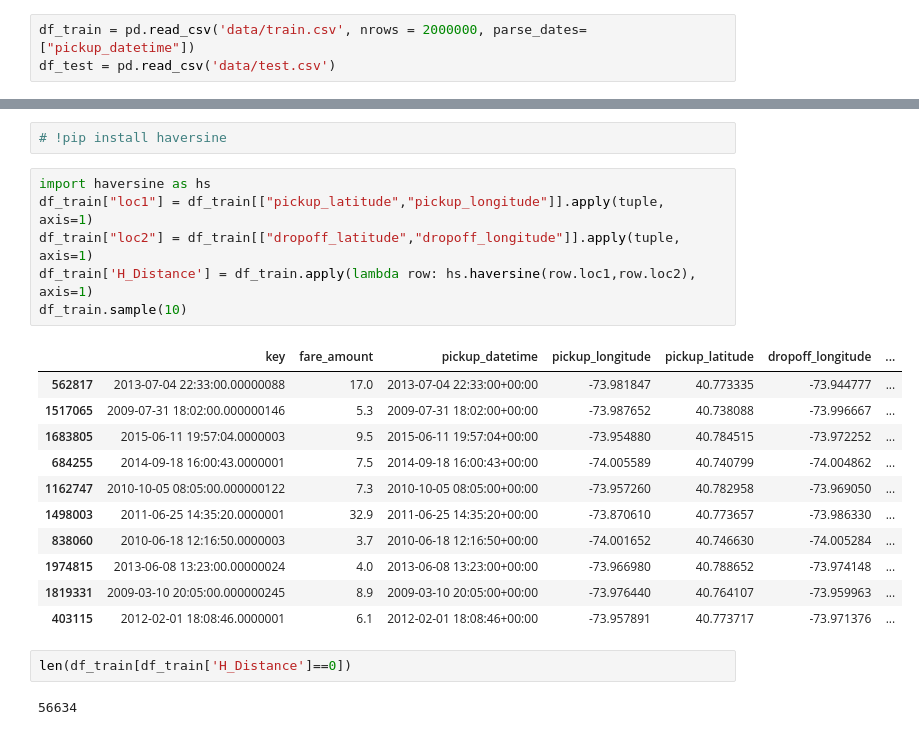
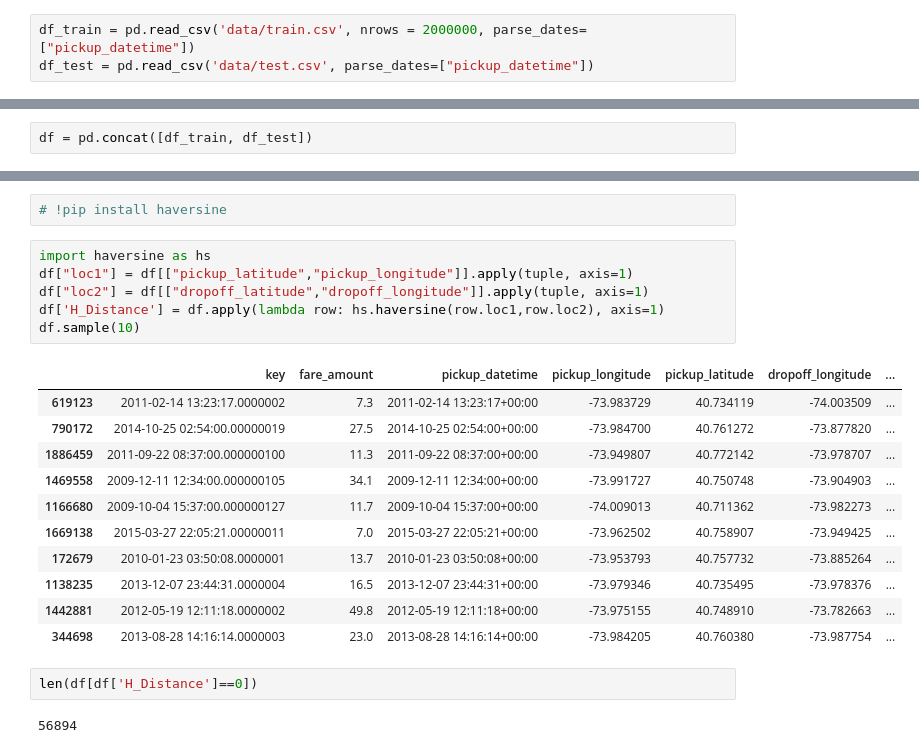
Before and after one commit to zafermesut/nyc-taxi-fare-prediction, a Jupyter notebook: Project.ipynb, the cells around one changed output, grey strips where cells are left out. Cells and saved outputs as stored; diff of their text form.

```diff
--- a/Project.ipynb
+++ b/Project.ipynb
@@ -47,7 +47,7 @@ warnings.filterwarnings('ignore')
 pd.set_option('display.max_column', 100)
 # %%
 df_train = pd.read_csv('data/train.csv', nrows = 2000000, parse_dates=["pickup_datetime"])
-df_test = pd.read_csv('data/test.csv')
+df_test = pd.read_csv('data/test.csv', parse_dates=["pickup_datetime"])
 # %% [markdown]
 ## EDA - Exploratory Data Analysis
 # %%
@@ -137,6 +137,8 @@ print('New size: %d' % len(df_train))
 # %% [output]
 Original size: 1999907
 New size: 1999822
+# %%
+df = pd.concat([df_train, df_test])
 # %% [markdown]
 ## Data Visualization
 # %%
@@ -264,23 +264,23 @@ plt.xlim(city_long_border);
 # !pip install haversine
 # %%
 import haversine as hs
-df_train["loc1"] = df_train[["pickup_latitude","pickup_longitude"]].apply(tuple, axis=1)
-df_train["loc2"] = df_train[["dropoff_latitude","dropoff_longitude"]].apply(tuple, axis=1)
-df_train['H_Distance'] = df_train.apply(lambda row: hs.haversine(row.loc1,row.loc2), axis=1)
-df_train.sample(10)
+df["loc1"] = df[["pickup_latitude","pickup_longitude"]].apply(tuple, axis=1)
+df["loc2"] = df[["dropoff_latitude","dropoff_longitude"]].apply(tuple, axis=1)
+df['H_Distance'] = df.apply(lambda row: hs.haversine(row.loc1,row.loc2), axis=1)
+df.sample(10)
 # %% [output]
 |  | key | fare_amount | pickup_datetime | pickup_longitude | pickup_latitude | dropoff_longitude | ... |
-| 562817 | 2013-07-04 22:33:00.00000088 | 17.0 | 2013-07-04 22:33:00+00:00 | -73.981847 | 40.773335 | -73.944777 | ... |
-| 1517065 | 2009-07-31 18:02:00.000000146 | 5.3 | 2009-07-31 18:02:00+00:00 | -73.987652 | 40.738088 | -73.996667 | ... |
-| 1683805 | 2015-06-11 19:57:04.0000003 | 9.5 | 2015-06-11 19:57:04+00:00 | -73.954880 | 40.784515 | -73.972252 | ... |
-| 684255 | 2014-09-18 16:00:43.0000001 | 7.5 | 2014-09-18 16:00:43+00:00 | -74.005589 | 40.740799 | -74.004862 | ... |
-| 1162747 | 2010-10-05 08:05:00.000000122 | 7.3 | 2010-10-05 08:05:00+00:00 | -73.957260 | 40.782958 | -73.969050 | ... |
-| 1498003 | 2011-06-25 14:35:20.0000001 | 32.9 | 2011-06-25 14:35:20+00:00 | -73.870610 | 40.773657 | -73.986330 | ... |
-| 838060 | 2010-06-18 12:16:50.0000003 | 3.7 | 2010-06-18 12:16:50+00:00 | -74.001652 | 40.746630 | -74.005284 | ... |
-| 1974815 | 2013-06-08 13:23:00.00000024 | 4.0 | 2013-06-08 13:23:00+00:00 | -73.966980 | 40.788652 | -73.974148 | ... |
-| 1819331 | 2009-03-10 20:05:00.000000245 | 8.9 | 2009-03-10 20:05:00+00:00 | -73.976440 | 40.764107 | -73.959963 | ... |
-| 403115 | 2012-02-01 18:08:46.0000001 | 6.1 | 2012-02-01 18:08:46+00:00 | -73.957891 | 40.773717 | -73.971376 | ... |
+| 619123 | 2011-02-14 13:23:17.0000002 | 7.3 | 2011-02-14 13:23:17+00:00 | -73.983729 | 40.734119 | -74.003509 | ... |
+| 790172 | 2014-10-25 02:54:00.00000019 | 27.5 | 2014-10-25 02:54:00+00:00 | -73.984700 | 40.761272 | -73.877820 | ... |
+| 1886459 | 2011-09-22 08:37:00.000000100 | 11.3 | 2011-09-22 08:37:00+00:00 | -73.949807 | 40.772142 | -73.978707 | ... |
+| 1469558 | 2009-12-11 12:34:00.000000105 | 34.1 | 2009-12-11 12:34:00+00:00 | -73.991727 | 40.750748 | -73.904903 | ... |
+| 1166680 | 2009-10-04 15:37:00.000000127 | 11.7 | 2009-10-04 15:37:00+00:00 | -74.009013 | 40.711362 | -73.982273 | ... |
+| 1669138 | 2015-03-27 22:05:21.00000011 | 7.0 | 2015-03-27 22:05:21+00:00 | -73.962502 | 40.758907 | -73.949425 | ... |
+| 172679 | 2010-01-23 03:50:08.0000001 | 13.7 | 2010-01-23 03:50:08+00:00 | -73.953793 | 40.757732 | -73.885264 | ... |
+| 1138235 | 2013-12-07 23:44:31.0000004 | 16.5 | 2013-12-07 23:44:31+00:00 | -73.979346 | 40.735495 | -73.978376 | ... |
+| 1442881 | 2012-05-19 12:11:18.0000002 | 49.8 | 2012-05-19 12:11:18+00:00 | -73.975155 | 40.748910 | -73.782663 | ... |
+| 344698 | 2013-08-28 14:16:14.0000003 | 23.0 | 2013-08-28 14:16:14+00:00 | -73.984205 | 40.760380 | -73.987754 | ... |
 # %%
-len(df_train[df_train['H_Distance']==0])
+len(df[df['H_Distance']==0])
 # %% [output]
-56634
+56894
```
Also changed, not shown: parts of 24 cells of this notebook.
